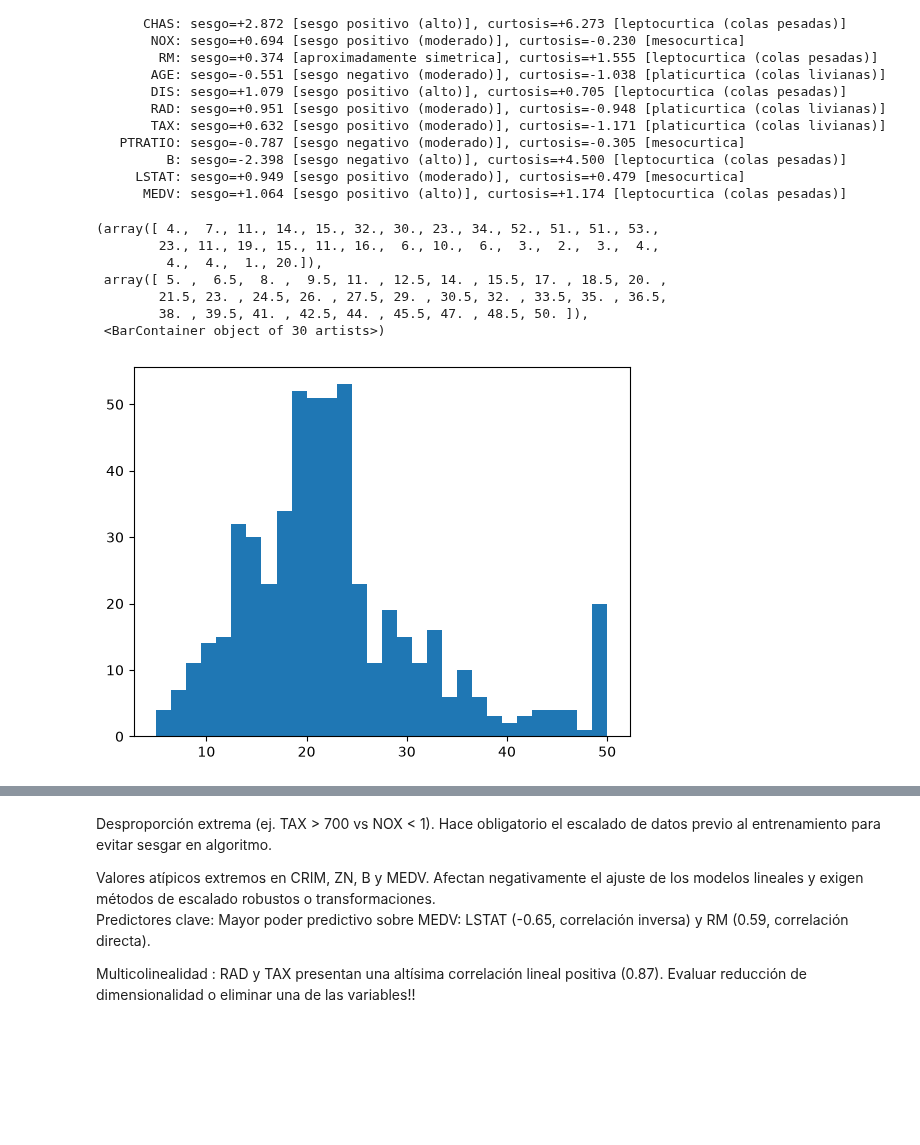
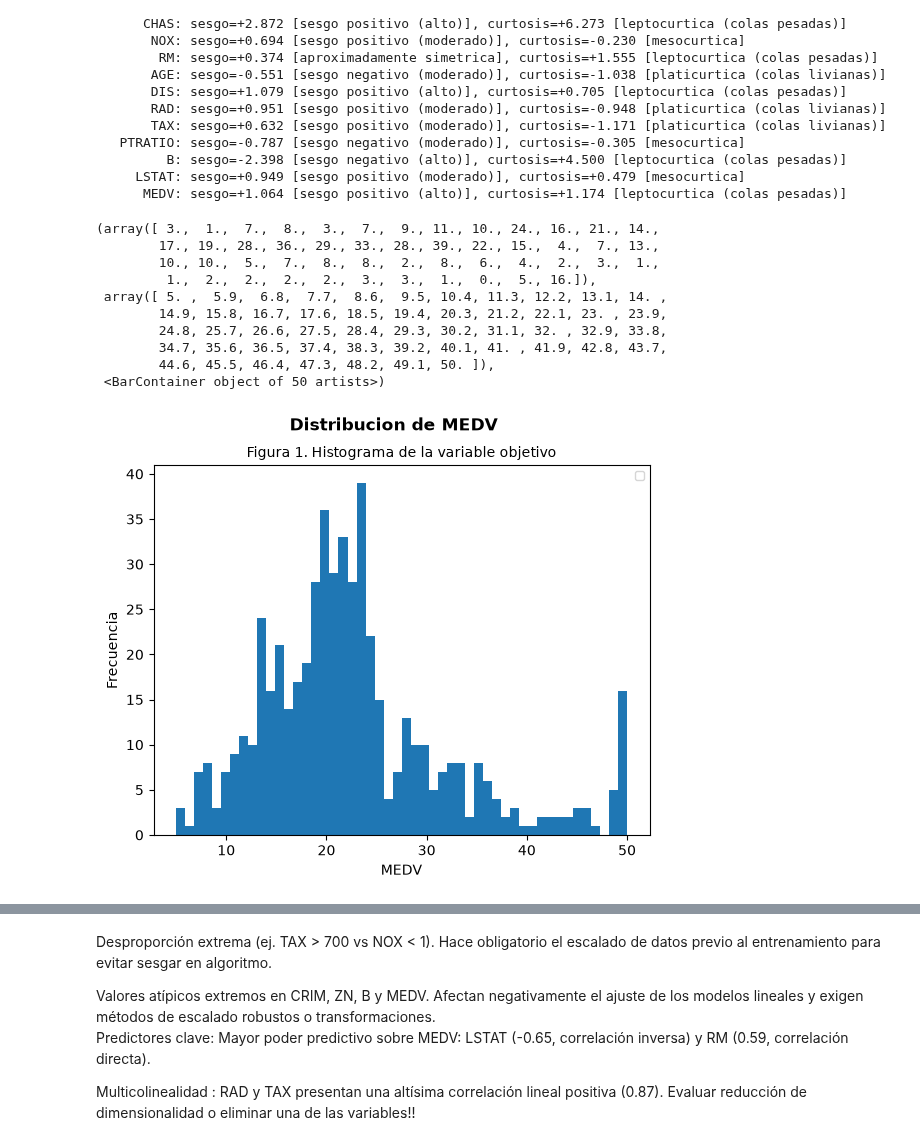
Before and after one commit to Guillerminav/TP_AA1_Arias_Bousono_Casariego, a Jupyter notebook: TP-regresion-AA1.ipynb, the cells around one changed output, grey strips where cells are left out. Drawn from its saved outputs; the diff is of its cells as text; code cells hidden in the pictures; blank space fills up the shorter version.

```diff
--- a/TP-regresion-AA1.ipynb
+++ b/TP-regresion-AA1.ipynb
@@ -152,16 +152,24 @@ Interpretacion del Sesgo y Curtosis:
      LSTAT: sesgo=+0.949 [sesgo positivo (moderado)], curtosis=+0.479 [mesocurtica]
       MEDV: sesgo=+1.064 [sesgo positivo (alto)], curtosis=+1.174 [leptocurtica (colas pesadas)]
 # %%
-plt.hist(df["MEDV"], bins=30)
+plt.suptitle(f'Distribucion de MEDV', fontweight='bold')
+plt.title('Figura 1. Histograma de la variable objetivo', fontsize=10)
+plt.xlabel('MEDV')
+plt.ylabel('Frecuencia')
+plt.legend(fontsize=8)
+plt.hist(df["MEDV"], bins=50)
 # %% [output]
-(array([ 4.,  7., 11., 14., 15., 32., 30., 23., 34., 52., 51., 51., 53.,
-        23., 11., 19., 15., 11., 16.,  6., 10.,  6.,  3.,  2.,  3.,  4.,
-         4.,  4.,  1., 20.]),
- array([ 5. ,  6.5,  8. ,  9.5, 11. , 12.5, 14. , 15.5, 17. , 18.5, 20. ,
-        21.5, 23. , 24.5, 26. , 27.5, 29. , 30.5, 32. , 33.5, 35. , 36.5,
-        38. , 39.5, 41. , 42.5, 44. , 45.5, 47. , 48.5, 50. ]),
- <BarContainer object of 30 artists>)
+(array([ 3.,  1.,  7.,  8.,  3.,  7.,  9., 11., 10., 24., 16., 21., 14.,
+        17., 19., 28., 36., 29., 33., 28., 39., 22., 15.,  4.,  7., 13.,
+        10., 10.,  5.,  7.,  8.,  8.,  2.,  8.,  6.,  4.,  2.,  3.,  1.,
+         1.,  2.,  2.,  2.,  2.,  3.,  3.,  1.,  0.,  5., 16.]),
+ array([ 5. ,  5.9,  6.8,  7.7,  8.6,  9.5, 10.4, 11.3, 12.2, 13.1, 14. ,
+        14.9, 15.8, 16.7, 17.6, 18.5, 19.4, 20.3, 21.2, 22.1, 23. , 23.9,
+        24.8, 25.7, 26.6, 27.5, 28.4, 29.3, 30.2, 31.1, 32. , 32.9, 33.8,
+        34.7, 35.6, 36.5, 37.4, 38.3, 39.2, 40.1, 41. , 41.9, 42.8, 43.7,
+        44.6, 45.5, 46.4, 47.3, 48.2, 49.1, 50. ]),
+ <BarContainer object of 50 artists>)
-[figure, old version]
+[figure, new version]
 # %%
 fig, axes = plt.subplots(4, 5, figsize=(16, 14))
 axes = axes.flatten()
```
Also changed, not shown: parts of 10 cells of this notebook.
